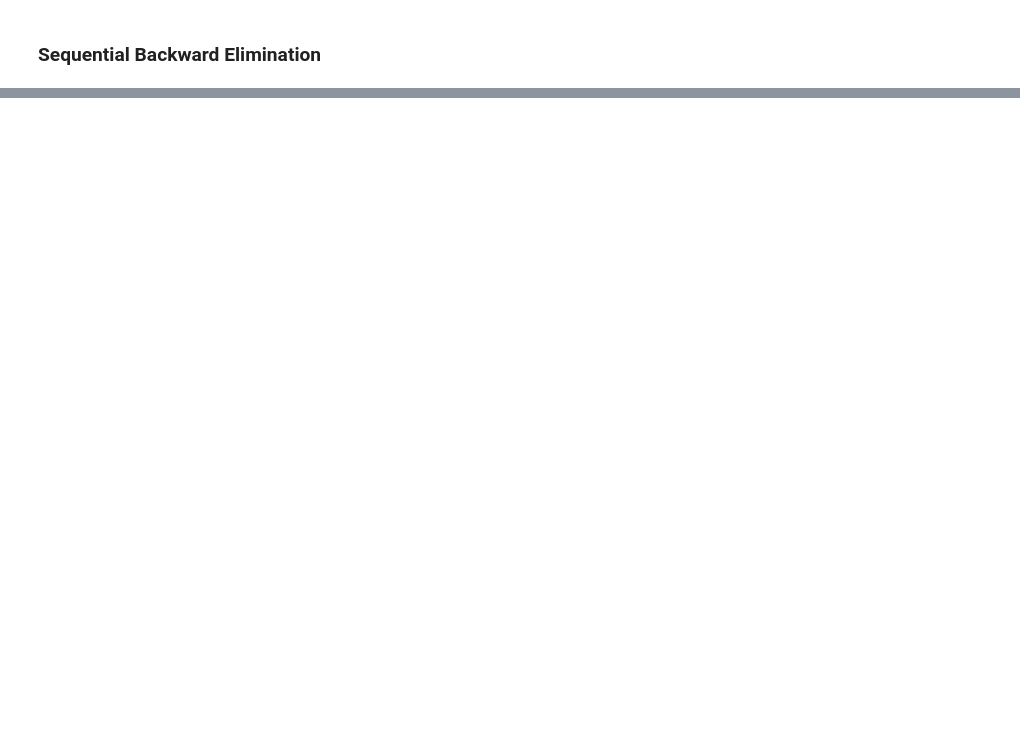
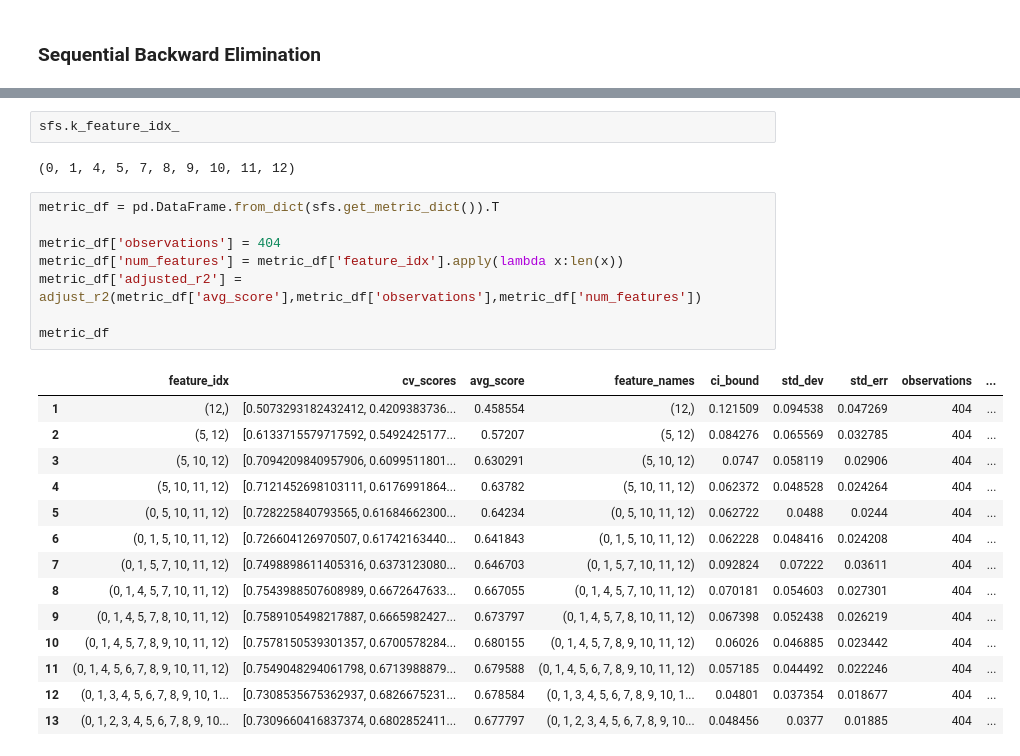
Before and after one commit to DevRitesh08/Machine-Learning-From-Scratch, a Jupyter notebook: Supervised ML/Feature Selection/FS 2.ipynb, the cells around one changed output, grey strips where cells are left out. Cells and saved outputs as stored; diff of their text form; blank space fills up the shorter version.

```diff
--- a/Supervised ML/Feature Selection/FS 2.ipynb
+++ b/Supervised ML/Feature Selection/FS 2.ipynb
@@ -261,0 +362,27 @@ testing 0.5298053939512192
+# %%
+sfs.k_feature_idx_
+# %% [output]
+(0, 1, 4, 5, 7, 8, 9, 10, 11, 12)
+# %%
+metric_df = pd.DataFrame.from_dict(sfs.get_metric_dict()).T
+
+metric_df['observations'] = 404
+metric_df['num_features'] = metric_df['feature_idx'].apply(lambda x:len(x))
+metric_df['adjusted_r2'] = adjust_r2(metric_df['avg_score'],metric_df['observations'],metric_df['num_features'])
+
+metric_df
+# %% [output]
+|  | feature_idx | cv_scores | avg_score | feature_names | ci_bound | std_dev | std_err | observations | ... |
+| 1 | (12,) | [0.5073293182432412, 0.4209383736... | 0.458554 | (12,) | 0.121509 | 0.094538 | 0.047269 | 404 | ... |
+| 2 | (5, 12) | [0.6133715579717592, 0.5492425177... | 0.57207 | (5, 12) | 0.084276 | 0.065569 | 0.032785 | 404 | ... |
+| 3 | (5, 10, 12) | [0.7094209840957906, 0.6099511801... | 0.630291 | (5, 10, 12) | 0.0747 | 0.058119 | 0.02906 | 404 | ... |
+| 4 | (5, 10, 11, 12) | [0.7121452698103111, 0.6176991864... | 0.63782 | (5, 10, 11, 12) | 0.062372 | 0.048528 | 0.024264 | 404 | ... |
+| 5 | (0, 5, 10, 11, 12) | [0.728225840793565, 0.61684662300... | 0.64234 | (0, 5, 10, 11, 12) | 0.062722 | 0.0488 | 0.0244 | 404 | ... |
+| 6 | (0, 1, 5, 10, 11, 12) | [0.726604126970507, 0.61742163440... | 0.641843 | (0, 1, 5, 10, 11, 12) | 0.062228 | 0.048416 | 0.024208 | 404 | ... |
+| 7 | (0, 1, 5, 7, 10, 11, 12) | [0.7498898611405316, 0.6373123080... | 0.646703 | (0, 1, 5, 7, 10, 11, 12) | 0.092824 | 0.07222 | 0.03611 | 404 | ... |
+| 8 | (0, 1, 4, 5, 7, 10, 11, 12) | [0.7543988507608989, 0.6672647633... | 0.667055 | (0, 1, 4, 5, 7, 10, 11, 12) | 0.070181 | 0.054603 | 0.027301 | 404 | ... |
+| 9 | (0, 1, 4, 5, 7, 8, 10, 11, 12) | [0.7589105498217887, 0.6665982427... | 0.673797 | (0, 1, 4, 5, 7, 8, 10, 11, 12) | 0.067398 | 0.052438 | 0.026219 | 404 | ... |
+| 10 | (0, 1, 4, 5, 7, 8, 9, 10, 11, 12) | [0.7578150539301357, 0.6700578284... | 0.680155 | (0, 1, 4, 5, 7, 8, 9, 10, 11, 12) | 0.06026 | 0.046885 | 0.023442 | 404 | ... |
+| 11 | (0, 1, 4, 5, 6, 7, 8, 9, 10, 11, 12) | [0.7549048294061798, 0.6713988879... | 0.679588 | (0, 1, 4, 5, 6, 7, 8, 9, 10, 11, 12) | 0.057185 | 0.044492 | 0.022246 | 404 | ... |
+| 12 | (0, 1, 3, 4, 5, 6, 7, 8, 9, 10, 1... | [0.7308535675362937, 0.6826675231... | 0.678584 | (0, 1, 3, 4, 5, 6, 7, 8, 9, 10, 1... | 0.04801 | 0.037354 | 0.018677 | 404 | ... |
+| 13 | (0, 1, 2, 3, 4, 5, 6, 7, 8, 9, 10... | [0.7309660416837374, 0.6802852411... | 0.677797 | (0, 1, 2, 3, 4, 5, 6, 7, 8, 9, 10... | 0.048456 | 0.0377 | 0.01885 | 404 | ... |
```
Also changed, not shown: parts of 21 cells of this notebook.
